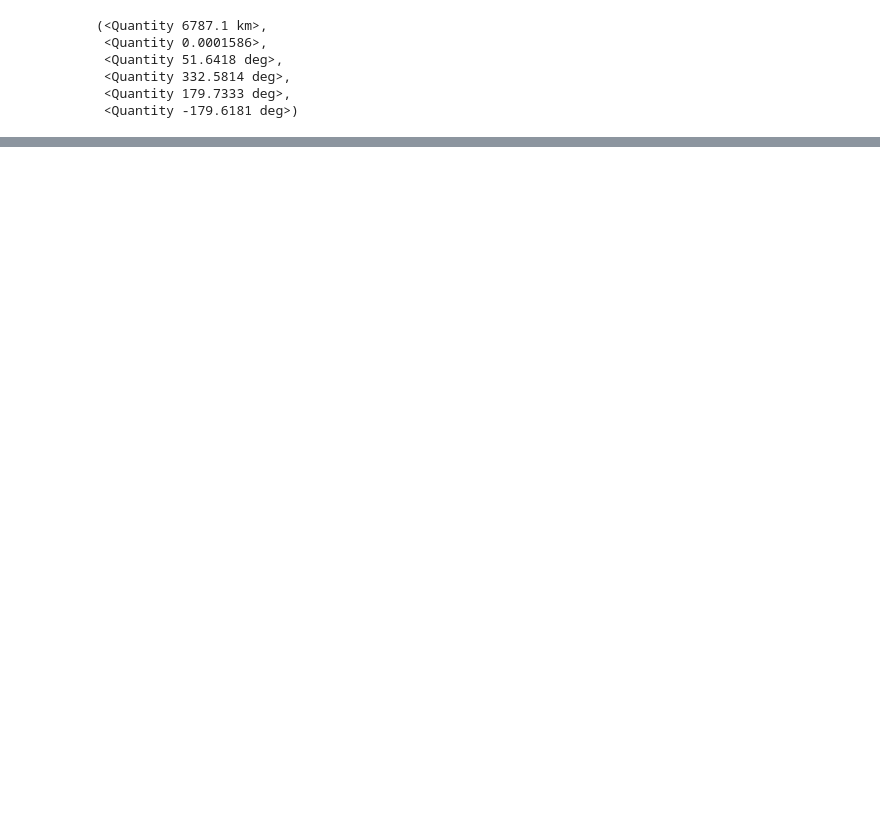
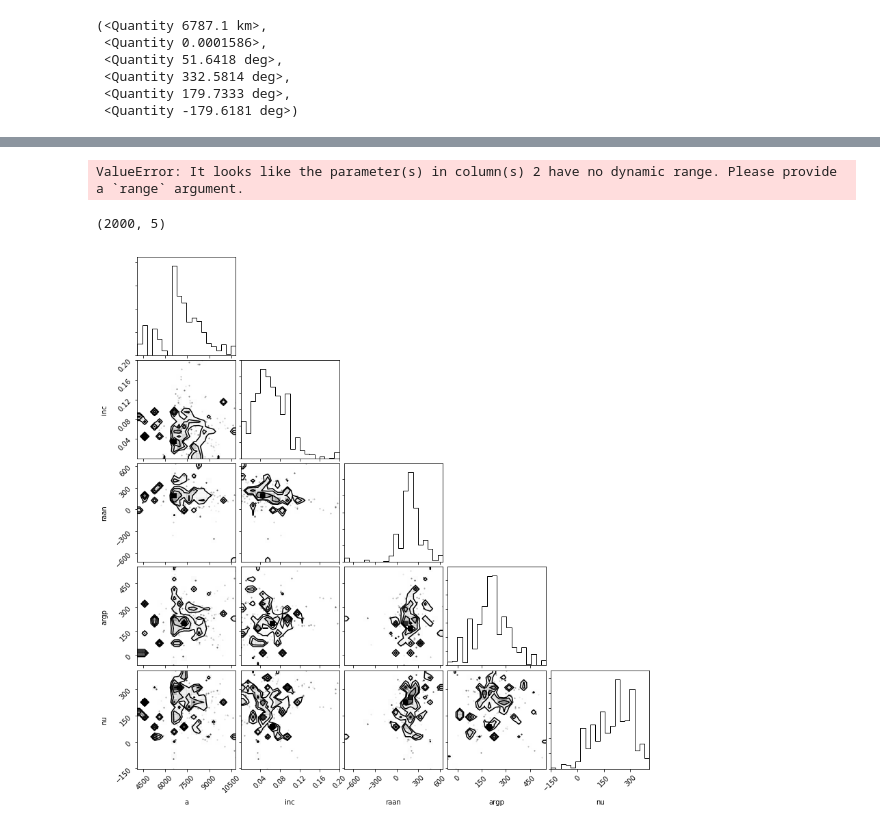
Before and after one commit to flgomezc/SatelliteOrbitsFromDoppler, a Jupyter notebook: 02 spherical earth model, no rotation.ipynb, the cells around one changed output, grey strips where cells are left out. Drawn from its saved outputs; the diff is of its cells as text; code cells hidden in the pictures; blank space fills up the shorter version.

Commit message:
Testing EMCEE number of walkers

```diff
--- a/02 spherical earth model, no rotation.ipynb
+++ b/02 spherical earth model, no rotation.ipynb
@@ -79,0 +461,27 @@ r [4372.92747333 2001.78546329 4789.71769276] km v [-5.16709607  5.01598267  2.6
+# %%
+MCMC_steps = 50
+
+nwalkers, ndim = 40, 6
+p0 = np.zeros((nwalkers,ndim))
+
+# param = [R_earth+409, 0.00015, 51, 332, 180, -179 ]
+
+theta = [R_earth + 500, 0.001, 0, 0, 0, 0]
+
+for i in range(nwalkers):
+    p0[i,0] = theta[0] * np.random.normal(1, 0.2)
+    p0[i,1] = theta[1] + 0.1 * np.random.rand()
+    p0[i,2] = theta[2] * np.random.normal(0, 30)
+    p0[i,3] = theta[3] + 360 * np.random.rand()
+    p0[i,4] = theta[4] + 360 * np.random.rand()
+    p0[i,5] = theta[5] + 360 * np.random.rand()
+# %%
+import numpy
+
+toc = timeit.default_timer()
+
+sampler = emcee.EnsembleSampler(nwalkers, ndim, log_likelihood)
+pos, prob, state = sampler.run_mcmc(p0, MCMC_steps)
+
+tic = timeit.default_timer()
+print("Time elapsed: ", tic -toc, "seconds")
@@ -79,0 +494,16 @@ r [4372.92747333 2001.78546329 4789.71769276] km v [-5.16709607  5.01598267  2.6
+# %%
+samples = sampler.chain[:,0:,:].reshape((-1, ndim))
+# %%
+fig = corner.corner(samples, labels=["a", "ecc", "inc", "raan", "argp", "nu"])
+# %% [output]
+ValueError: It looks like the parameter(s) in column(s) 2 have no dynamic range. Please provide a `range` argument.
+# %%
+samples2 = np.delete(samples, 2, axis=1)
+# %%
+samples2.shape
+# %% [output]
+(2000, 5)
+# %%
+fig = corner.corner(samples2, labels=["a", "inc", "raan", "argp", "nu"])
+# %% [output]
+[figure, added]
```
Also changed, not shown: parts of 51 cells of this notebook.
